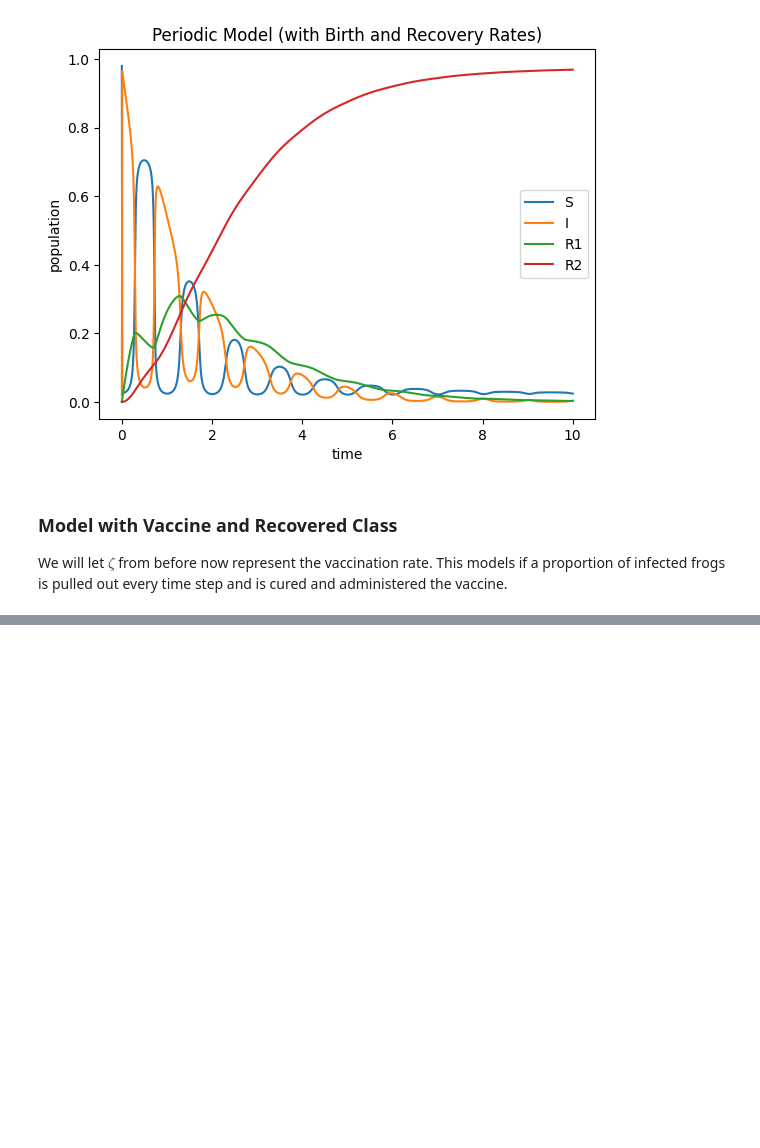
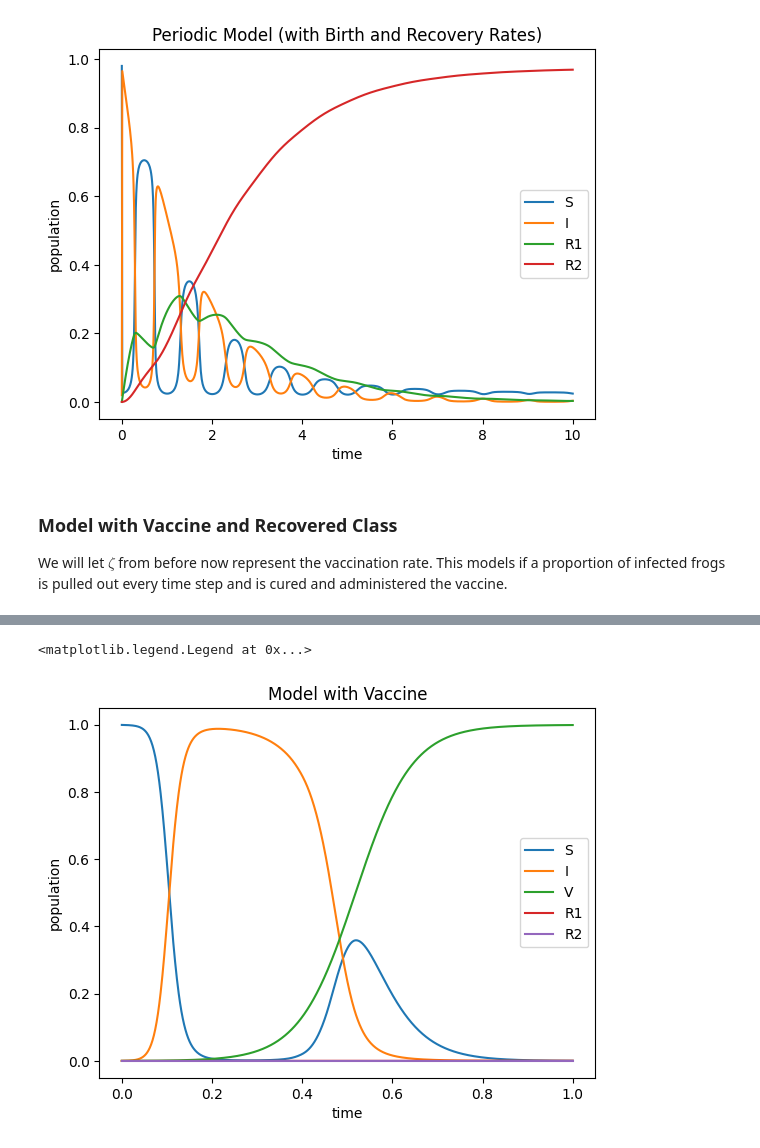
Before and after one commit to ACME-Vol4-Project1/save-axolotls, a Jupyter notebook: model.ipynb, the cells around one changed output, grey strips where cells are left out. Drawn from its saved outputs; the diff is of its cells as text; code cells hidden in the pictures; blank space fills up the shorter version.

```diff
--- a/model.ipynb
+++ b/model.ipynb
@@ -130,0 +133,19 @@ plt.legend()
+# %%
+initial = [3999, 1, 1, 0, 0]
+sol = solve_ivp(model_with_vaccine, t_span=[0, 1], y0=initial, t_eval=np.linspace(0, 1, 1000))
+t_vals = np.linspace(0, 1, 1000)
+plt.plot(sol.t, sol.y[0] / sum(initial), label='S')
+plt.plot(sol.t, sol.y[1] / sum(initial), label="I")
+plt.plot(sol.t, sol.y[2] / sum(initial), label="V")
+plt.plot(sol.t, sol.y[3] / sum(initial), label="R1")
+plt.plot(sol.t, sol.y[4] / sum(initial), label="R2")
+# plt.plot([0, 1], [0, 0], c='k')
+plt.title("Model with Vaccine")
+plt.xlabel("time")
+plt.ylabel("population")
+# plt.ylim(0, 100)
+plt.legend()
+# plt.savefig("ModelWithVaccine.png")
+# %% [output]
+<matplotlib.legend.Legend at 0x...>
+[figure, added]
```
Also changed, not shown: parts of 3 cells of this notebook, 1 other file.
